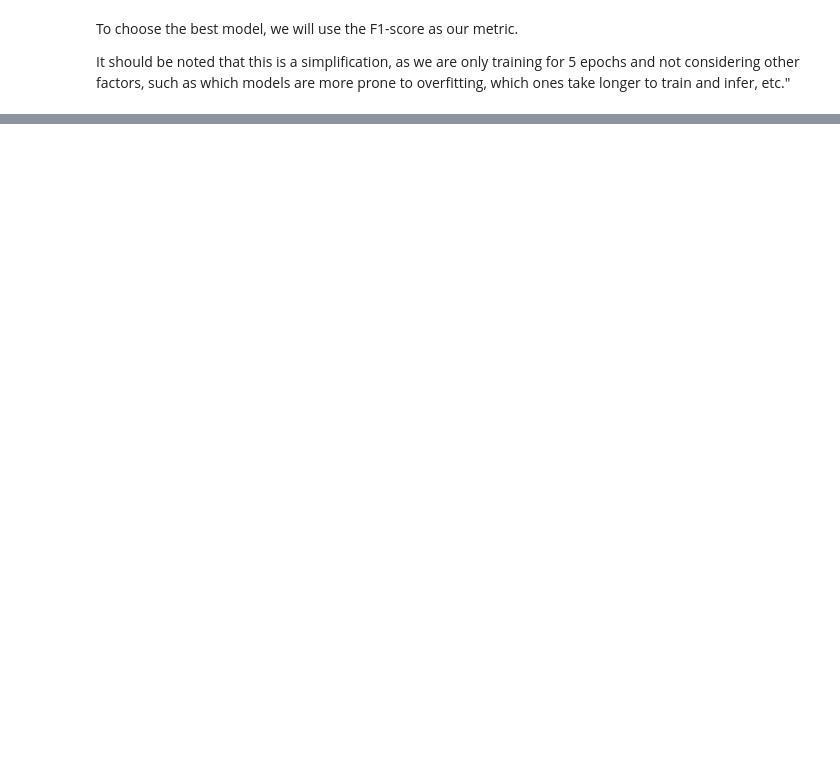
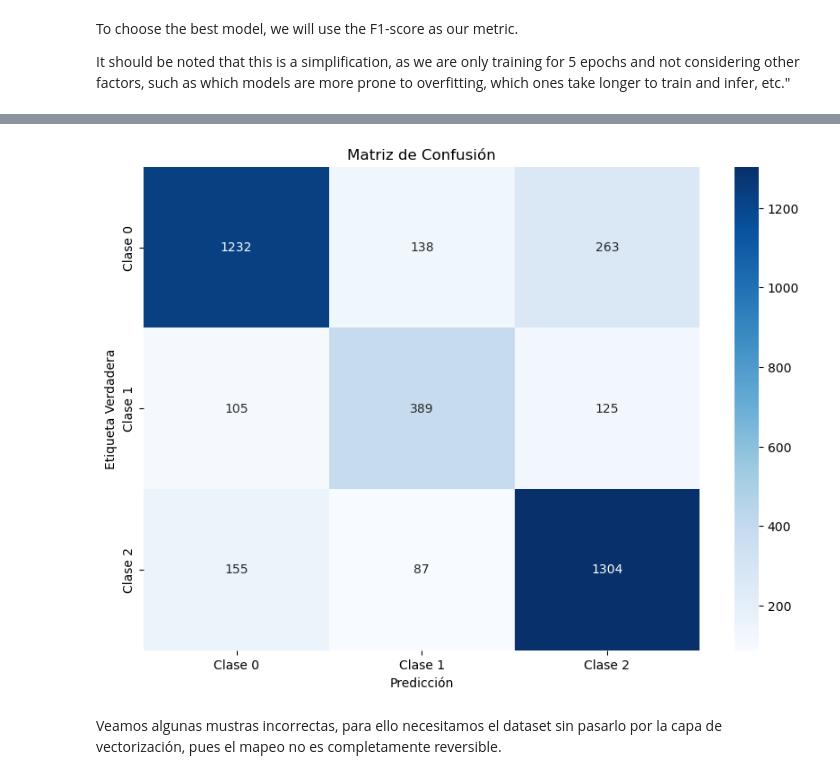
Before and after one commit to MNGARCIA085/NLP, a Jupyter notebook: Sentiment Analysis - COVID/Sentiment Analysis.ipynb, the cells around one changed output, grey strips where cells are left out. Cells and saved outputs as stored; diff of their text form; code cells hidden in the pictures; blank space fills up the shorter version.

Commit message:
sentiment analysis progress

```diff
--- a/Sentiment Analysis - COVID/Sentiment Analysis.ipynb
+++ b/Sentiment Analysis - COVID/Sentiment Analysis.ipynb
@@ -795,0 +969,8 @@ print(f"Model with the highest F1 score:\n{best_model}")
+# %%
+tuner = keras_tuner.BayesianOptimization(
+                        hypermodel= MyHyperModel(),
+                        objective = "val_accuracy",
+                        max_trials = 5, #max candidates to test
+                        overwrite = True,
+                        directory = 'search_dir',
+                        project_name = 'sentiment_analysis')
@@ -795,0 +1002,6 @@ print(f"Model with the highest F1 score:\n{best_model}")
+# %%
+# mejor modelo
+best_hps = tuner.get_best_hyperparameters(num_trials=1)[0]
+final_model = tuner.hypermodel.build(best_hps)
+
+final_model.summary()
@@ -795,0 +1027,12 @@ print(f"Model with the highest F1 score:\n{best_model}")
+# %%
+callbacks = [
+    tf.keras.callbacks.EarlyStopping(monitor='val_loss', patience=15),
+]
+
+final_history = final_model.fit(
+                  train_dataset,
+                  validation_data=validation_dataset,
+                  epochs=80,
+                  verbose=0,
+                  batch_size=BATCH_SIZE,
+                  callbacks=callbacks)
@@ -795,0 +1128,21 @@ print(f"Model with the highest F1 score:\n{best_model}")
+# %%
+import numpy as np
+import seaborn as sns
+import matplotlib.pyplot as plt
+from sklearn.metrics import confusion_matrix
+
+
+
+# Crear el heatmap
+plt.figure(figsize=(10, 7))
+sns.heatmap(cm, annot=True, fmt='d', cmap='Blues',
+            xticklabels=['Clase 0', 'Clase 1', 'Clase 2'],  # Cambia según el número de clases
+            yticklabels=['Clase 0', 'Clase 1', 'Clase 2'])  # Cambia según el número de clases
+plt.xlabel('Predicción')
+plt.ylabel('Etiqueta Verdadera')
+plt.title('Matriz de Confusión')
+plt.show()
+# %% [output]
+[figure, added]
+# %% [markdown]
+Veamos algunas mustras incorrectas, para ello necesitamos el dataset sin pasarlo por la capa de vectorización, pues el mapeo no es completamente reversible.
```
Also changed, not shown: parts of 70 cells of this notebook, 27 other files.
